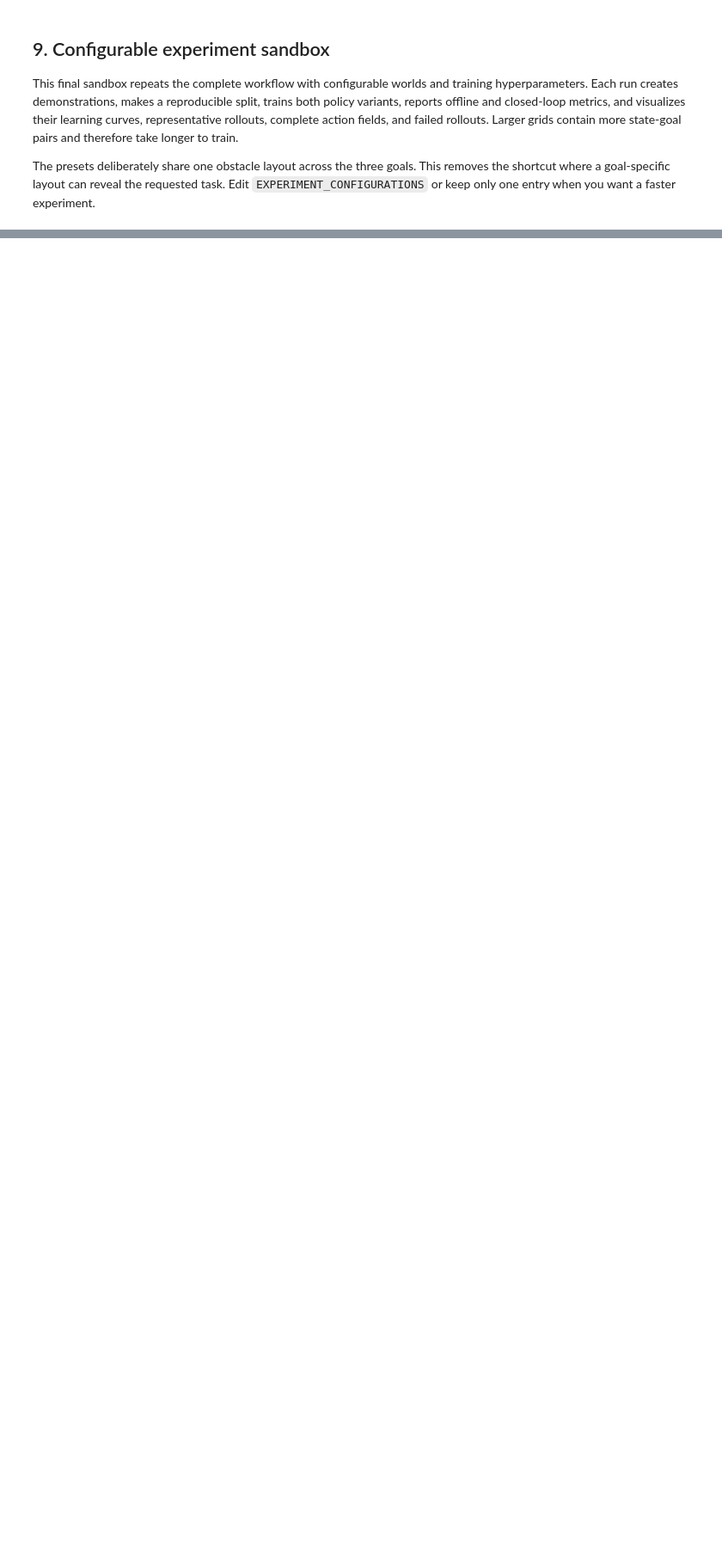
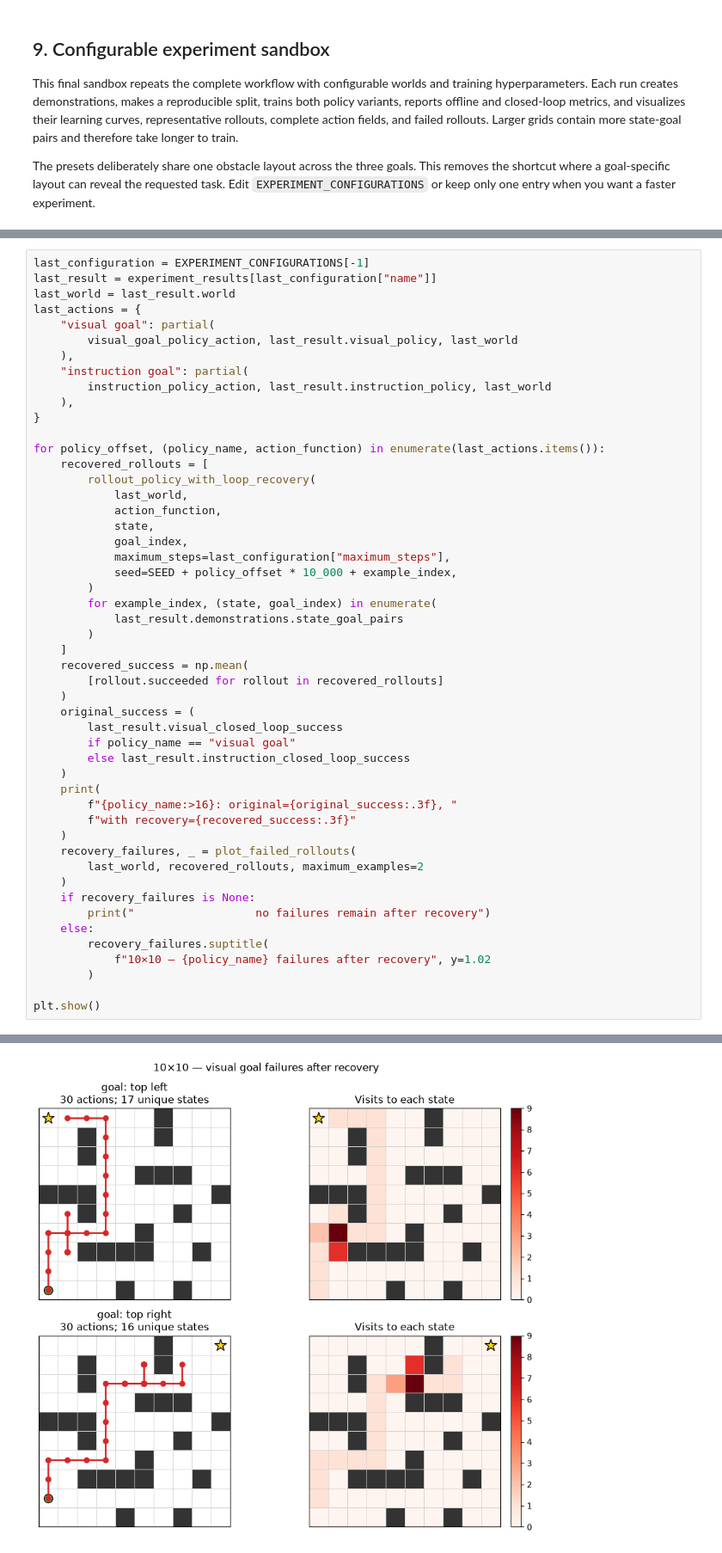
Before and after one commit to Maxstef/cs231n-practice, a Jupyter notebook: notebooks/72_visual_goal_conditioned_policies_and_vla_intuition.ipynb, the cells around one changed output, grey strips where cells are left out. Shown at 86% size. Cells and saved outputs as stored; diff of their text form; blank space fills up the shorter version.

Commit message:
add recovery mechanism and experiments for goal conditioning notebook

```diff
--- a/notebooks/72_visual_goal_conditioned_policies_and_vla_intuition.ipynb
+++ b/notebooks/72_visual_goal_conditioned_policies_and_vla_intuition.ipynb
@@ -459,0 +473,51 @@ for configuration in EXPERIMENT_CONFIGURATIONS:
+# %%
+last_configuration = EXPERIMENT_CONFIGURATIONS[-1]
+last_result = experiment_results[last_configuration["name"]]
+last_world = last_result.world
+last_actions = {
+    "visual goal": partial(
+        visual_goal_policy_action, last_result.visual_policy, last_world
+    ),
+    "instruction goal": partial(
+        instruction_policy_action, last_result.instruction_policy, last_world
+    ),
+}
+
+for policy_offset, (policy_name, action_function) in enumerate(last_actions.items()):
+    recovered_rollouts = [
+        rollout_policy_with_loop_recovery(
+            last_world,
+            action_function,
+            state,
+            goal_index,
+            maximum_steps=last_configuration["maximum_steps"],
+            seed=SEED + policy_offset * 10_000 + example_index,
+        )
+        for example_index, (state, goal_index) in enumerate(
+            last_result.demonstrations.state_goal_pairs
+        )
+    ]
+    recovered_success = np.mean(
+        [rollout.succeeded for rollout in recovered_rollouts]
+    )
+    original_success = (
+        last_result.visual_closed_loop_success
+        if policy_name == "visual goal"
+        else last_result.instruction_closed_loop_success
+    )
+    print(
+        f"{policy_name:>16}: original={original_success:.3f}, "
+        f"with recovery={recovered_success:.3f}"
+    )
+    recovery_failures, _ = plot_failed_rollouts(
+        last_world, recovered_rollouts, maximum_examples=2
+    )
+    if recovery_failures is None:
+        print("                  no failures remain after recovery")
+    else:
+        recovery_failures.suptitle(
+            f"10×10 — {policy_name} failures after recovery", y=1.02
+        )
+
+plt.show()
+# %% [output]
@@ -459,0 +526 @@ for configuration in EXPERIMENT_CONFIGURATIONS:
+[figure, added]
```
Also changed, not shown: parts of 5 cells of this notebook, 2 other files.
